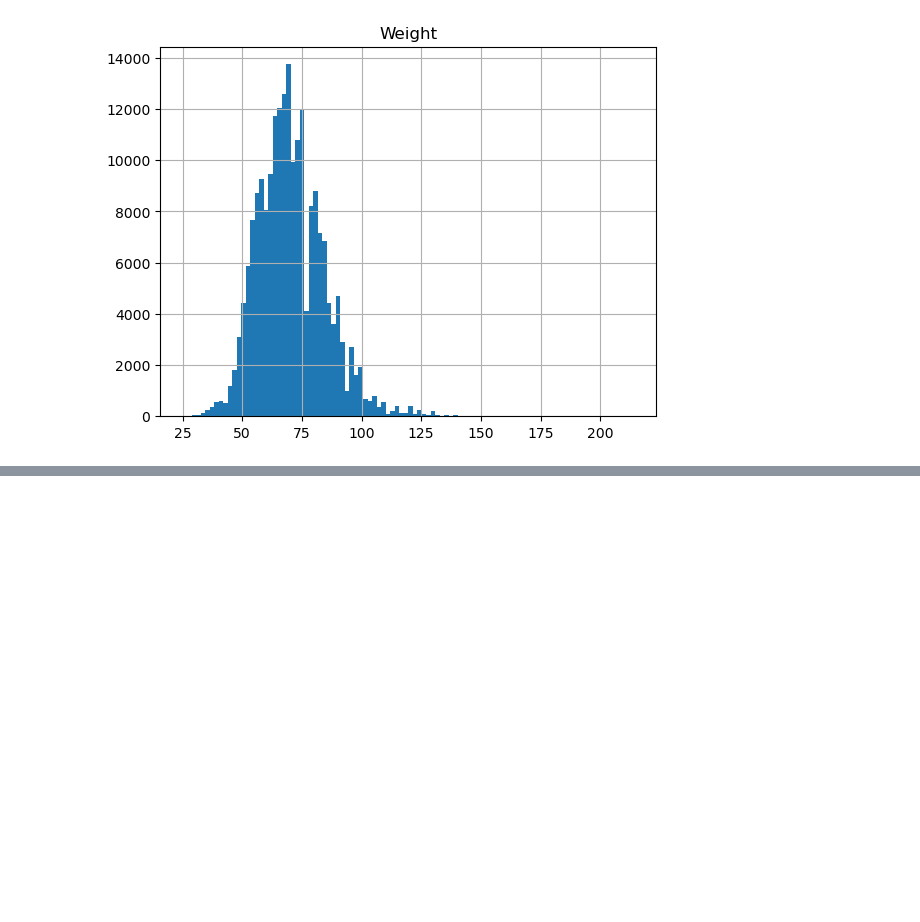
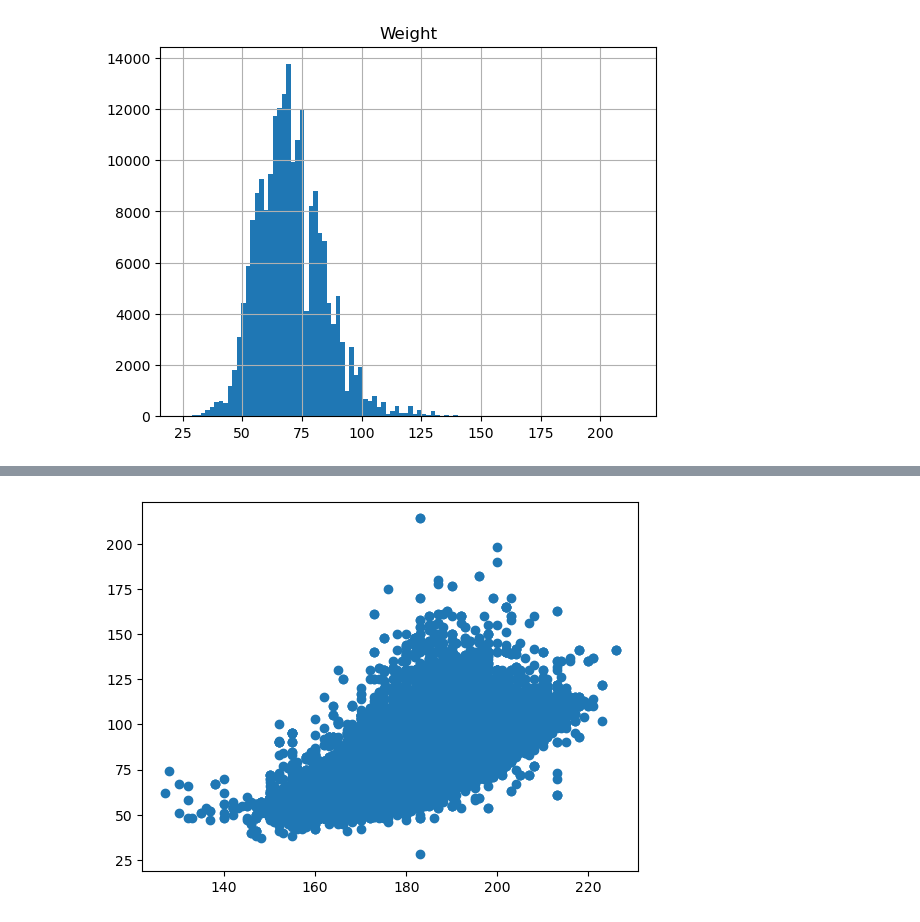
Before and after one commit to marckum/MachineLearning, a Jupyter notebook: Athlete_Graphic.ipynb, the cells around one changed output, grey strips where cells are left out. Cells and saved outputs as stored; diff of their text form; code cells hidden in the pictures; blank space fills up the shorter version.

```diff
--- a/Athlete_Graphic.ipynb
+++ b/Athlete_Graphic.ipynb
@@ -28,0 +48,3 @@ plt.show()
+# %%
+male = dados.loc[dados['Sex'] == 'M']
+male.head()
@@ -28,0 +58,8 @@ plt.show()
+# %%
+a = male['Height']
+p = male['Weight']
+# %%
+plt.scatter(a, p)
+plt.show()
+# %% [output]
+[figure, added]
```
Also changed, not shown: parts of 6 cells of this notebook.
